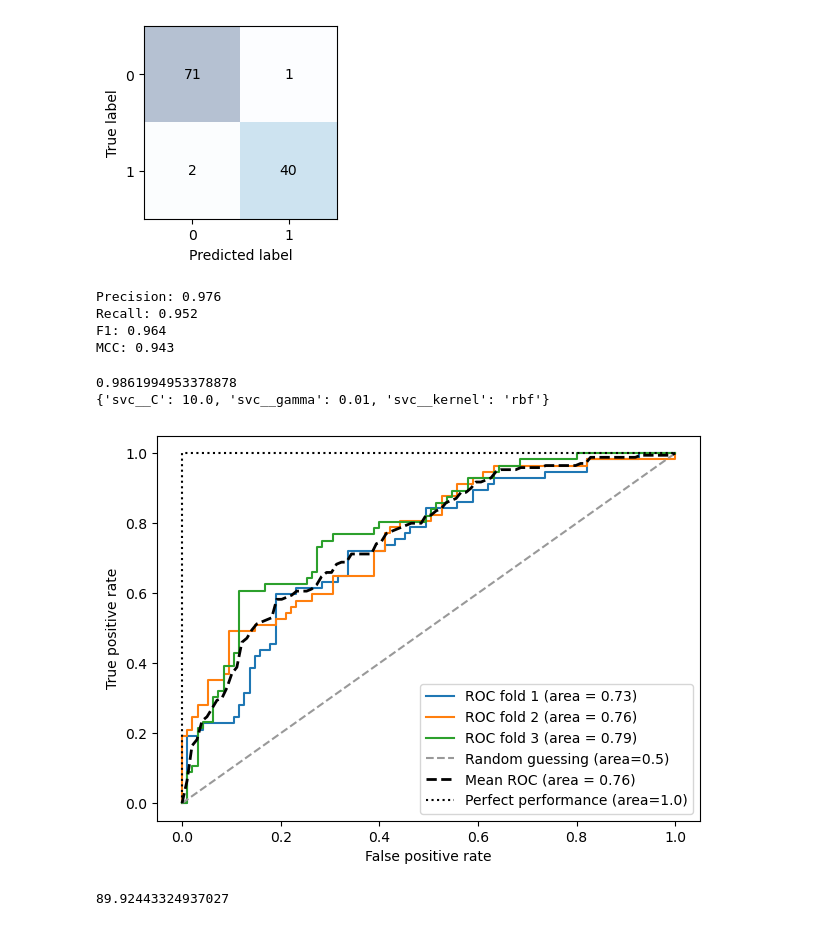
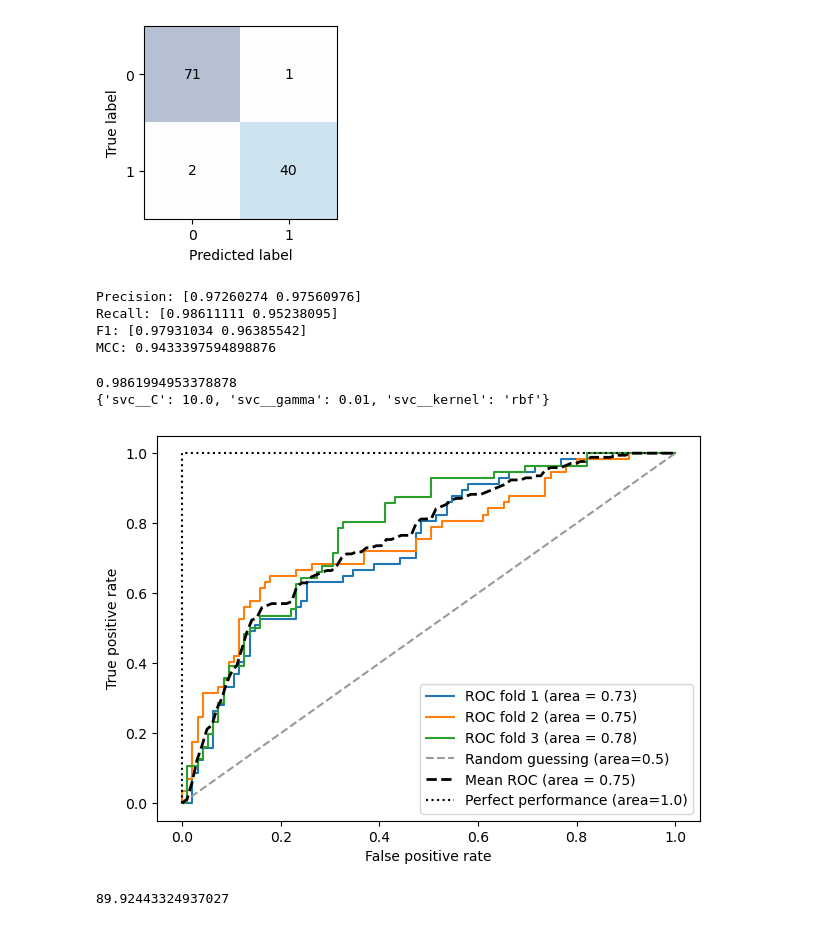
Before and after one commit to DejwidKoci/Klasyfikacja, a Jupyter notebook: chapter_06.ipynb, the cells around one changed output. Drawn from its saved outputs; the diff is of its cells as text; code cells hidden in the pictures.

```diff
--- a/chapter_06.ipynb
+++ b/chapter_06.ipynb
@@ -6,11 +6,13 @@ import pandas as pd
 #                  header=None)
 # %%
 from sklearn.preprocessing import LabelEncoder
-data = pd.read_excel("hour.xlsx")
-y = data['season']
-X = data.drop(columns = ['instant', 'dteday', 'season'])
+data = pd.read_excel("hour.xlsx", header = None)
+# y = data['season']
+# X = data.drop(columns = ['instant', 'dteday', 'season'])
 # X = df.loc[:, 2:].values
 # y = df.loc[:, 1]. values
+X = data.loc[1:, 3:].values
+y = data.loc[1:, 2].values
 le = LabelEncoder()
 y = le.fit_transform(y)
 print(le.classes_)
@@ -261,6 +273,8 @@ print(f'CV accuracy: {np.mean(scores):.3f} '
 CV accuracy: 0.934  +/- 0.016
 # %%
 from sklearn.metrics import confusion_matrix
+pipe_svc = make_pipeline(StandardScaler(),
+                         SVC(random_state = 1))
 pipe_svc.fit(X_train, y_train)
 y_pred = pipe_svc.predict(X_test)
 confmat = confusion_matrix(y_true = y_test, y_pred = y_pred)
@@ -287,22 +301,22 @@ from sklearn.metrics import precision_score
 from sklearn.metrics import recall_score, f1_score
 from sklearn.metrics import matthews_corrcoef
 
-pre_val = precision_score(y_true = y_test, y_pred = y_pred)
-print(f'Precision: {pre_val:.3f}')
+pre_val = precision_score(y_true = y_test, y_pred = y_pred, average=None)
+print(f'Precision: {pre_val}')
 
-rec_val = recall_score(y_true = y_test, y_pred = y_pred)
-print(f'Recall: {rec_val:.3f}')
+rec_val = recall_score(y_true = y_test, y_pred = y_pred, average = None)
+print(f'Recall: {rec_val}')
 
-f1_val = f1_score(y_true = y_test, y_pred = y_pred)
-print(f'F1: {f1_val:.3f}')
+f1_val = f1_score(y_true = y_test, y_pred = y_pred, average = None)
+print(f'F1: {f1_val}')
 
 mcc_val = matthews_corrcoef(y_true = y_test, y_pred = y_pred)
-print(f'MCC: {mcc_val:.3f}')
+print(f'MCC: {mcc_val}')
 # %% [output]
-Precision: 0.976
-Recall: 0.952
-F1: 0.964
-MCC: 0.943
+Precision: [0.97260274 0.97560976]
+Recall: [0.98611111 0.95238095]
+F1: [0.97931034 0.96385542]
+MCC: 0.9433397594898876
 # %%
 from sklearn.metrics import make_scorer
 c_gamma_range = [0.01, 0.1, 1.0, 10.0]
@@ -331,7 +345,7 @@ pipe_lr = make_pipeline(
     LogisticRegression(penalty = 'l2', random_state = 1,
                        solver = 'lbfgs', C = 100.0)
 )
-X_train2 = X_train[:, [4, 14]]
+X_train2 = X_train[:, [4, 8]]
 cv = list(StratifiedKFold(n_splits=3).split(X_train, y_train))
 fig = plt.figure(figsize=(7, 5))
 mean_tpr = 0.0
@@ -345,34 +359,34 @@ for i, (train, test) in enumerate(cv):
                                       probas[:, 1],
                                       pos_label=1)
      mean_tpr += interp(mean_fpr, fpr, tpr)
      mean_tpr[0] = 0.0
      roc_auc = auc(fpr, tpr)
      plt.plot(fpr,
               tpr,
               label=f'ROC fold {i+1} (area = {roc_auc:.2f})')
 plt.plot([0, 1],
          [0, 1],
          linestyle='--',
          color=(0.6, 0.6, 0.6),
          label='Random guessing (area=0.5)')
 mean_tpr /= len(cv)
 mean_tpr[-1] = 1.0
 mean_auc = auc(mean_fpr, mean_tpr)
 plt.plot(mean_fpr, mean_tpr, 'k--',
          label=f'Mean ROC (area = {mean_auc:.2f})', lw=2)
 plt.plot([0, 0, 1],
          [0, 1, 1],
          linestyle=':',
          color='black',
          label='Perfect performance (area=1.0)')
 plt.xlim([-0.05, 1.05])
 plt.ylim([-0.05, 1.05])
 plt.xlabel('False positive rate')
 plt.ylabel('True positive rate')
 plt.legend(loc='lower right')
 plt.show()
 # %% [output]
-[figure, old version]
+[figure, new version]
 # %%
 pre_scorer = make_scorer(score_func = precision_score,
                          pos_label = 1,
```
Also changed, not shown: parts of 6 cells of this notebook, 2 other files.
